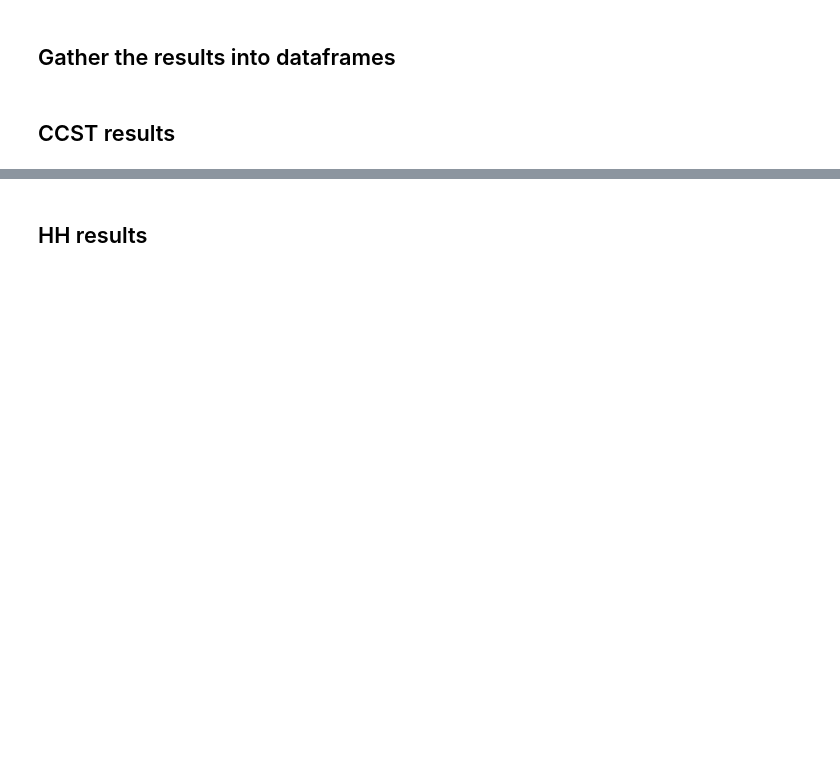
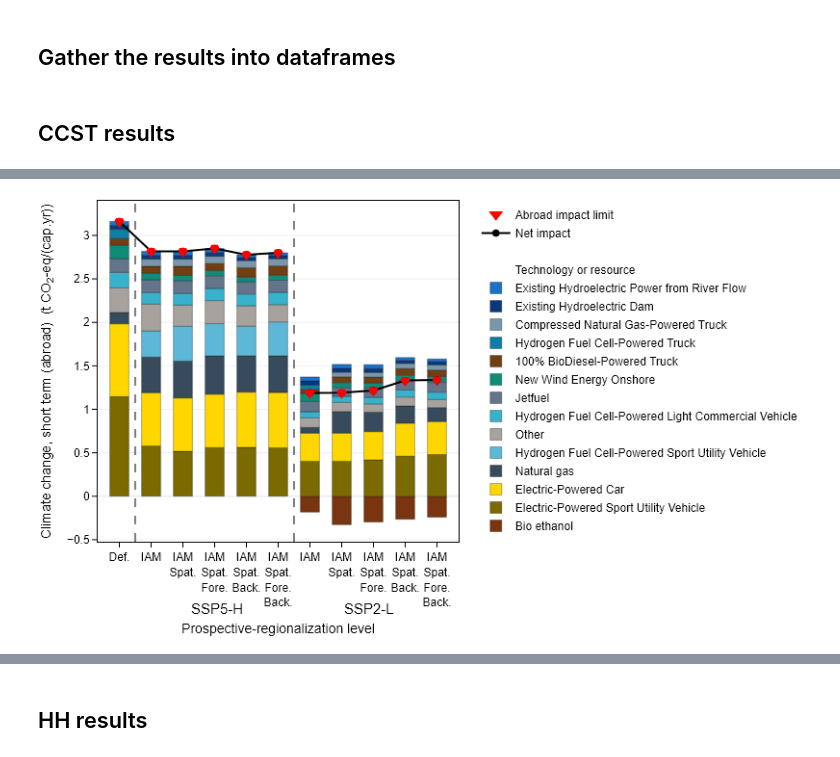
Before and after one commit to CIRAIG/EnergyScope-Quebec, a Jupyter notebook: projects/lca/02_Regionalization/01_Notebooks/02_Min_TC_2050.ipynb, the cells around one changed output, grey strips where cells are left out. Cells and saved outputs as stored; diff of their text form; code cells hidden in the pictures; blank space fills up the shorter version.

Commit message:
chore(lca): updated cutoffs in figures

```diff
--- a/projects/lca/02_Regionalization/01_Notebooks/02_Min_TC_2050.ipynb
+++ b/projects/lca/02_Regionalization/01_Notebooks/02_Min_TC_2050.ipynb
@@ -66,7 +68,7 @@ if update_dat_files:
         'ecoinvent_cutoff_3.10.1_image_SSP5-H_2050_wo_updates+truck_carculator',
     ])
 
-    for ssp_rcp in ['SSP2-L']:#, 'SSP5-H']:
+    for ssp_rcp in ['SSP2-L', 'SSP5-H']:
 
         # Set up your Brightway project
         bd.projects.set_current('ecoinvent3.10.1')
@@ -293,8 +295,10 @@ df_annual_prod_direct = pd.concat(list_df_annual_prod_direct)
 
 df_f_mult = df_f_mult.merge(model[model['Amount'] == 1], left_on='index', right_on='Name', how='left').rename(columns={'Flow': 'Main production'}).drop(columns=['Name', 'Amount'])
 df_annual_prod = df_annual_prod.merge(model[model['Amount'] == 1], left_on='index', right_on='Name', how='left').rename(columns={'Flow': 'Main production'}).drop(columns=['Name', 'Amount'])
+df_annual_prod_direct = df_annual_prod_direct.merge(model[model['Amount'] == 1], left_on='index', right_on='Name', how='left').rename(columns={'Flow': 'Main production'}).drop(columns=['Name', 'Amount'])
 df_f_mult['Main production'] = df_f_mult['Main production'].astype(str)
 df_annual_prod['Main production'] = df_annual_prod['Main production'].astype(str)
+df_annual_prod_direct['Main production'] = df_annual_prod_direct['Main production'].astype(str)
 
 
 df_annual_prod['Sector'] = df_annual_prod.apply(category_to_sector, axis=1)
@@ -544,16 +590,18 @@ plot_contribution_by_sector(
 # %%
 plot_contribution_by_sector(
     df=df_total_impact,
     imp_cat=cc_cat_name + ' (abroad)',
     save_results=save_results,
     group_by='index',
-    cutoff=0.035,
+    cutoff=0.025,
     showlegend=True,
     df_ccst_terr_abroad=df_results_constraints,
     show_direct_marker=False,
     show_total_marker=True,
     hatch_phase=False,
 )
+# %% [output]
+[figure, added]
 # %%
 plot_contribution_by_sector(
     df=df_total_impact,
```
Also changed, not shown: parts of 45 cells of this notebook.
